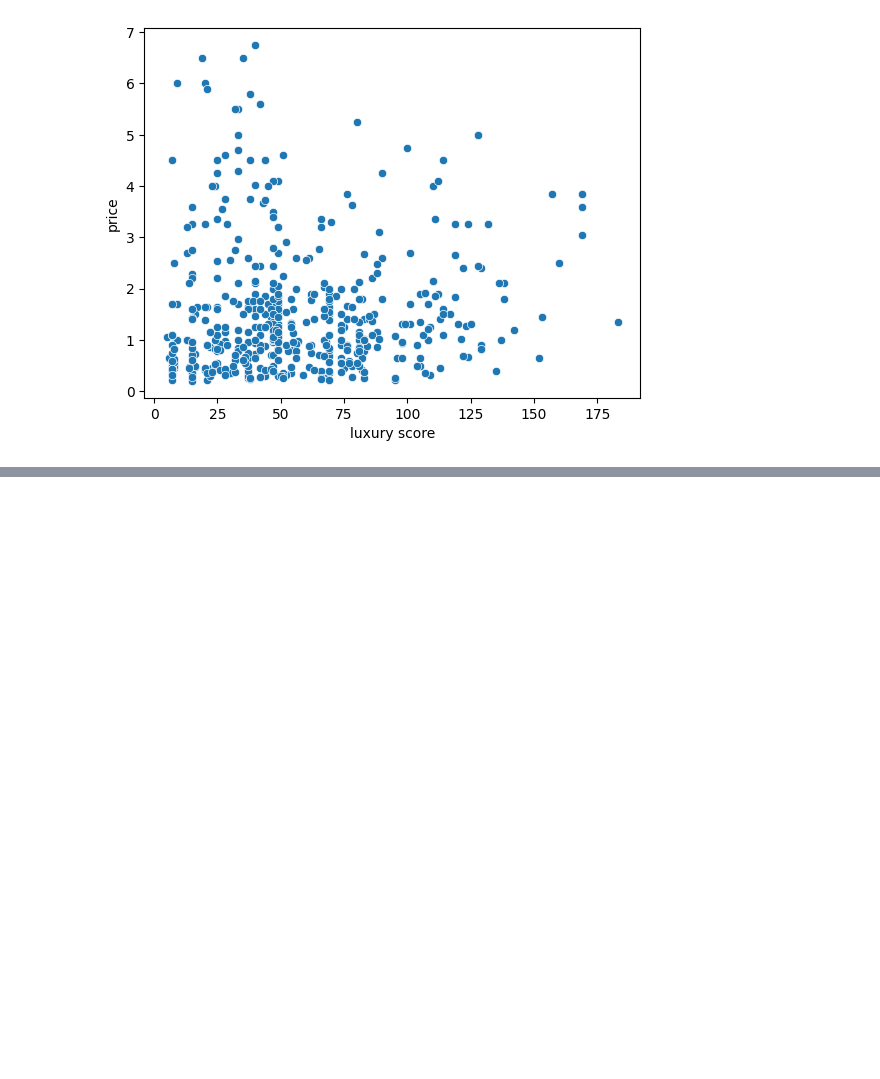
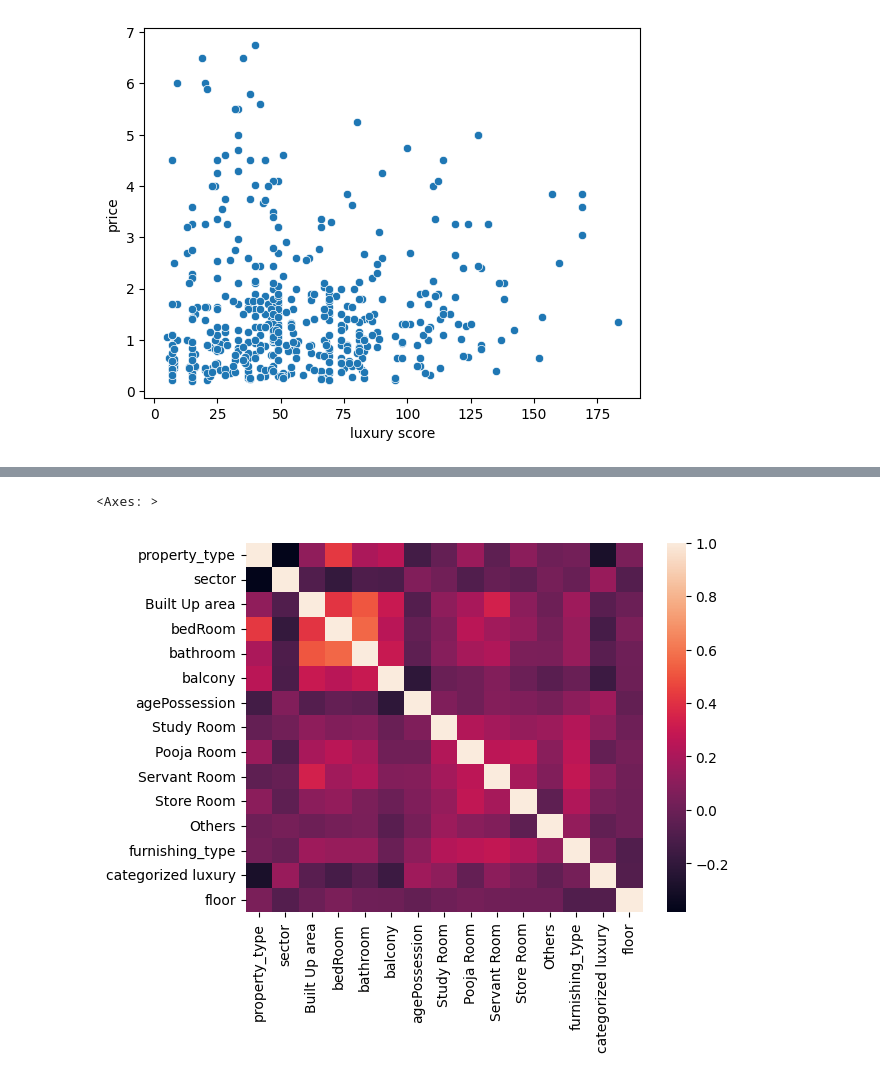
Before and after one commit to TeenaJaglan/Housing-Property-Analyzer, a Jupyter notebook: Feature Selection.ipynb, the cells around one changed output, grey strips where cells are left out. Cells and saved outputs as stored; diff of their text form; code cells hidden in the pictures; blank space fills up the shorter version.

```diff
--- a/Feature Selection.ipynb
+++ b/Feature Selection.ipynb
@@ -83,0 +140,4 @@ sns.scatterplot(x,x='luxury score',y ='price')
+# %%
+dt.drop(columns=['floorNum','luxury score'],inplace=True)
+# %%
+df = dt.drop(columns = 'property_name')
@@ -83,0 +154,8 @@ sns.scatterplot(x,x='luxury score',y ='price')
+# %%
+# Apply label encoding to categorical columns
+for i in cat:
+    if ( i=='property_name'):
+        continue
+    oe = OrdinalEncoder()
+    df[i] = oe.fit_transform(df[[i]])
+    print(i,oe.categories_)
@@ -83,0 +180,4 @@ sns.scatterplot(x,x='luxury score',y ='price')
+# %%
+# Splitting the dataset into training and testing sets
+x_label = df.drop('price', axis=1)
+y_label = df['price']
@@ -83,0 +206,5 @@ sns.scatterplot(x,x='luxury score',y ='price')
+# %%
+sns.heatmap(x_label.corr())
+# %% [output]
+<Axes: >
+[figure, added]
```
Also changed, not shown: parts of 49 cells of this notebook, 2 other files.
